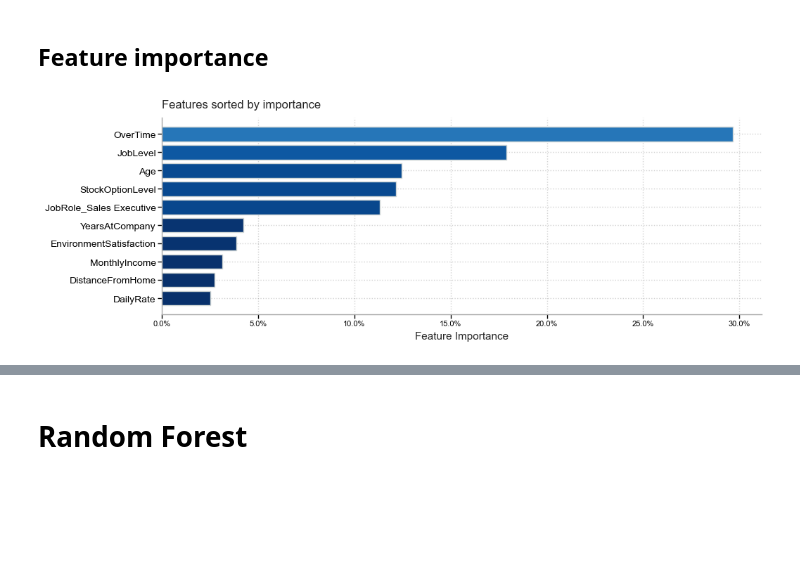
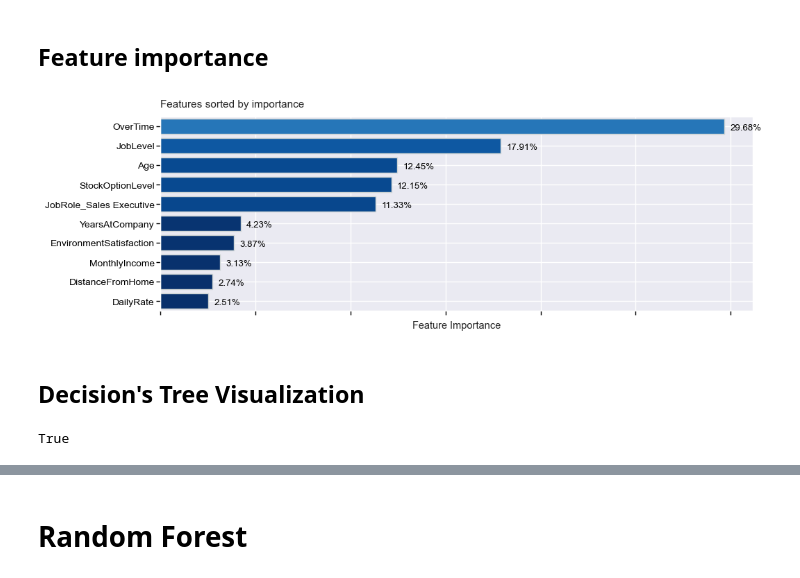
Before and after one commit to christianroden/Portfolinoes, a Jupyter notebook: Notebooks/NO_DT_RF_RFEdit.ipynb, the cells around one changed output, grey strips where cells are left out. Saved outputs shown, nothing was run; the diff lists cells and outputs as text; code cells hidden in the pictures; blank space fills up the shorter version.

Commit message:
DT/RF Notebook: decision tree visualization added. Confusion matrix as function. Visual tweaks on feature importance.

```diff
--- a/Notebooks/NO_DT_RF_RFEdit.ipynb
+++ b/Notebooks/NO_DT_RF_RFEdit.ipynb
@@ -486,31 +506,68 @@ feature_importance = pd.Series(pipe_dt.best_estimator_.named_steps['estimator'].
 sorted_feature_importance = feature_importance.sort_values(ascending=True)[feature_importance > 0]
 # %%
 # - - - - - - - - - - - - - - - - - - - - - - - - - - - - - - - -
-# Visualization
+# Visualization - feature importance
 
 import matplotlib as mpl
 from matplotlib.cm import get_cmap
 
 colors = []
 cmap = mpl.colormaps['Blues_r']
 
 # scale data
 data = sorted_feature_importance
 denominator = max(data) - min(data) # max(data) - min(data)
 scaled_data = [((datum - min(data)) / 1) for datum in data]
 
 for decimal in scaled_data:
     colors.append(cmap(decimal))
 
 
 fig_feature_importance, ax = plt.subplots(figsize=(11,
                                                    ((4/11) * len(sorted_feature_importance))
                                                   ))
 
 ax.barh(sorted_feature_importance.index, sorted_feature_importance, color=colors, edgecolor='#cdd4d4', lw=1)
 ax.set(title='Features sorted by importance',
       xlabel='Feature Importance');
 
-ax.xaxis.set_major_formatter(ticker.PercentFormatter(xmax=1))
+# adding bar labels
+if len(ax.texts) >= len(sorted_feature_importance):
+    del ax.texts[0:len(sorted_feature_importance)]
+bar_lbl_offset = (0.003, -0.17)
+annot = []
+
+for i in range(len(sorted_feature_importance)):
+    annot.append(ax.text(s = '{:.2%}'.format(sorted_feature_importance[i]),
+                         x = sorted_feature_importance[i] + bar_lbl_offset[0],
+                         y = i + bar_lbl_offset[1], color='black'))
+
+# final tweaks
+plt.margins(y=0.01)
+# ax.xaxis.set_major_formatter(ticker.PercentFormatter(xmax=1));
+ax.tick_params(axis='y', size=4, labelsize=10)
+# ax.set_xticks([])
+ax.set_xticklabels([]);
 # %% [output]
-[figure, old version]
+[figure, new version]
+# %% [markdown]
+## Decision's Tree Visualization
+# %%
+# - - - - - - - - - - - - - - - - - - - - - - - - - - - - - - - -
+# Visualization - Decision Tree
+
+from sklearn.tree import export_graphviz
+from pydotplus import graph_from_dot_data
+
+tree_layout = export_graphviz(decision_tree=pipe_dt.best_estimator_.named_steps['estimator'],
+                              feature_names=feature_names,
+                              class_names=['Stayed', 'Left'],
+                              filled=True,
+                              impurity=True)
+
+tree_graph = graph_from_dot_data(tree_layout)
+
+# export to png
+tree_graph.write_png('../Images/viz_decision_tree.png')
+# %% [output]
+True
```
Also changed, not shown: parts of 7 cells of this notebook.
